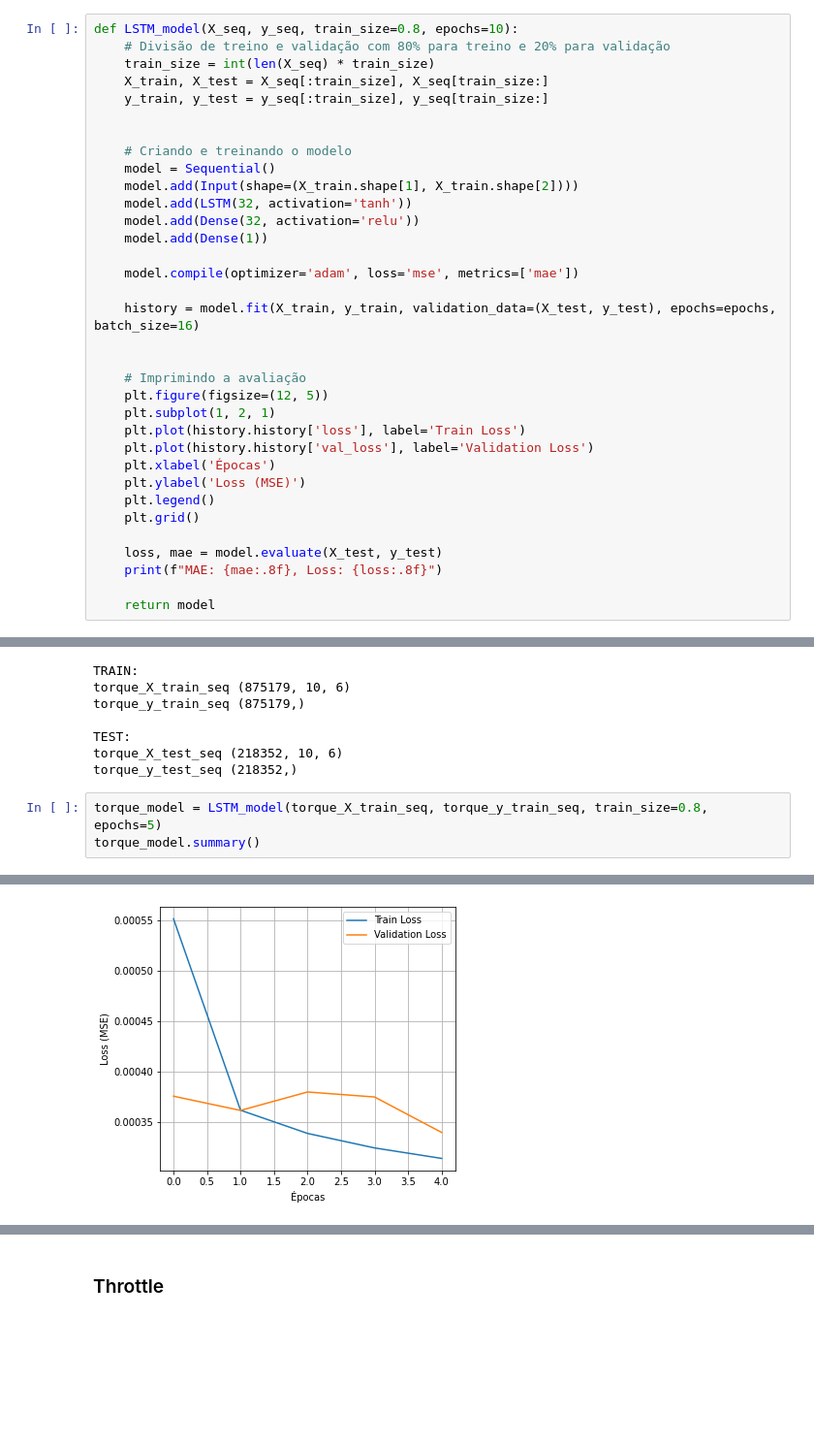
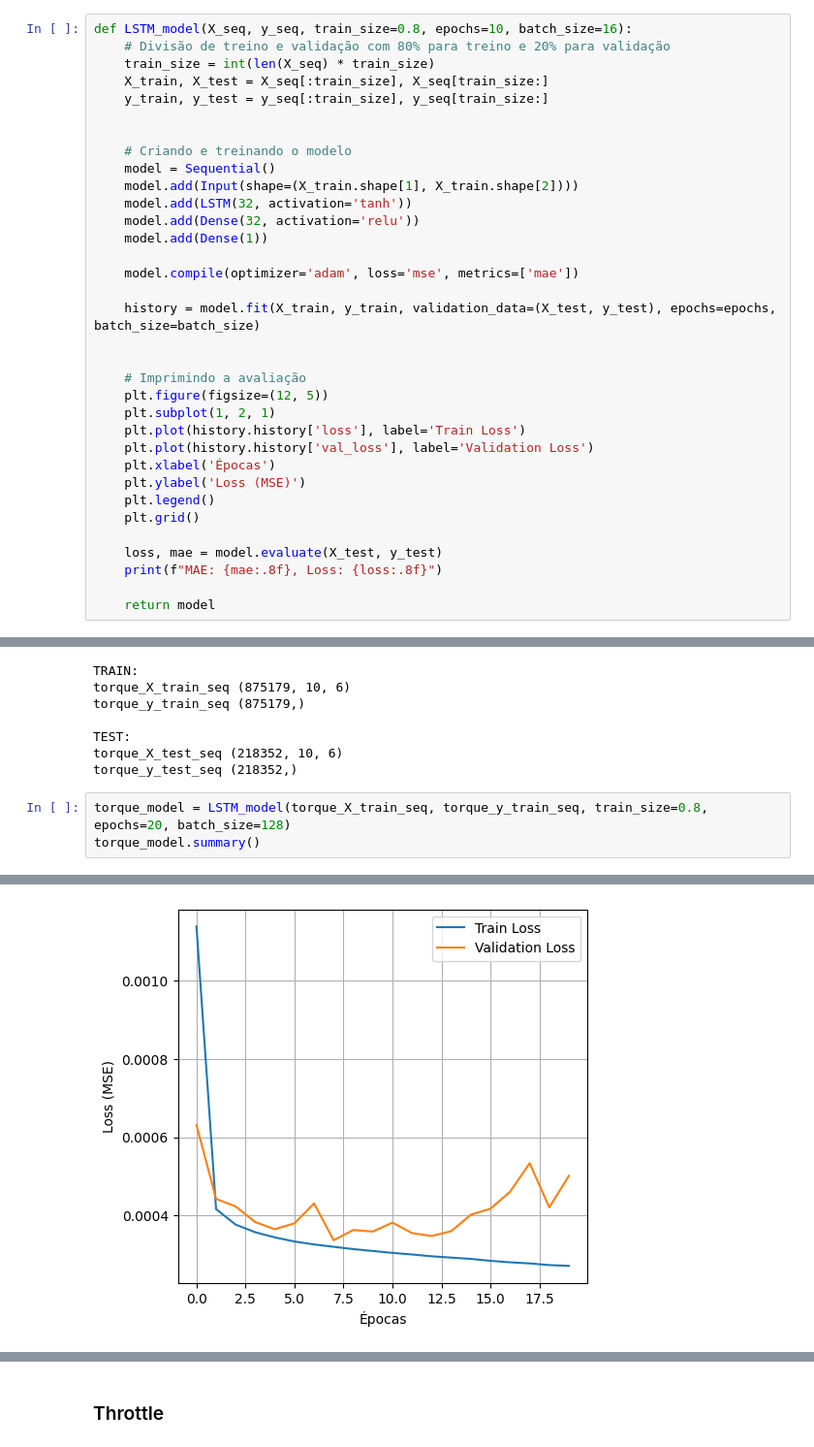
Before and after one commit to INXE-Lainf-Labs/EletricVehicleConsumptionEstimators, a Jupyter notebook: Conect2AI/NepochsLSTM.ipynb, the cells around one changed output, grey strips where cells are left out. Shown: that part at 97% size. Saved outputs shown, nothing was run; the diff lists cells and outputs as text; blank space fills up the shorter version.

```diff
--- a/Conect2AI/NepochsLSTM.ipynb
+++ b/Conect2AI/NepochsLSTM.ipynb
@@ -666,7 +668,7 @@ def create_seq(X, y, window_size=10):
 
     return np.array(X_seq), np.array(y_seq)
 # %%
-def LSTM_model(X_seq, y_seq, train_size=0.8, epochs=10):
+def LSTM_model(X_seq, y_seq, train_size=0.8, epochs=10, batch_size=16):
     # Divisão de treino e validação com 80% para treino e 20% para validação
     train_size = int(len(X_seq) * train_size)
     X_train, X_test = X_seq[:train_size], X_seq[train_size:]
@@ -682,7 +684,7 @@ def LSTM_model(X_seq, y_seq, train_size=0.8, epochs=10):
 
     model.compile(optimizer='adam', loss='mse', metrics=['mae'])
 
-    history = model.fit(X_train, y_train, validation_data=(X_test, y_test), epochs=epochs, batch_size=16)
+    history = model.fit(X_train, y_train, validation_data=(X_test, y_test), epochs=epochs, batch_size=batch_size)
 
 
     # Imprimindo a avaliação
@@ -809,6 +811,6 @@ TEST:
 torque_X_test_seq (218352, 10, 6)
 torque_y_test_seq (218352,)
 # %%
-torque_model = LSTM_model(torque_X_train_seq, torque_y_train_seq, train_size=0.8, epochs=5)
+torque_model = LSTM_model(torque_X_train_seq, torque_y_train_seq, train_size=0.8, epochs=20, batch_size=128)
 torque_model.summary()
 # %% [output]
@@ -841,4 +851,4 @@ Model: "sequential_2"
-[figure, old version]
+[figure, new version]
 # %%
 torque_y_pred_seq = torque_model.predict(torque_X_test_seq)
 # y_pred_seq = prediction.reshape(1,-1)[0]
```
Also changed, not shown: parts of 20 cells of this notebook.
